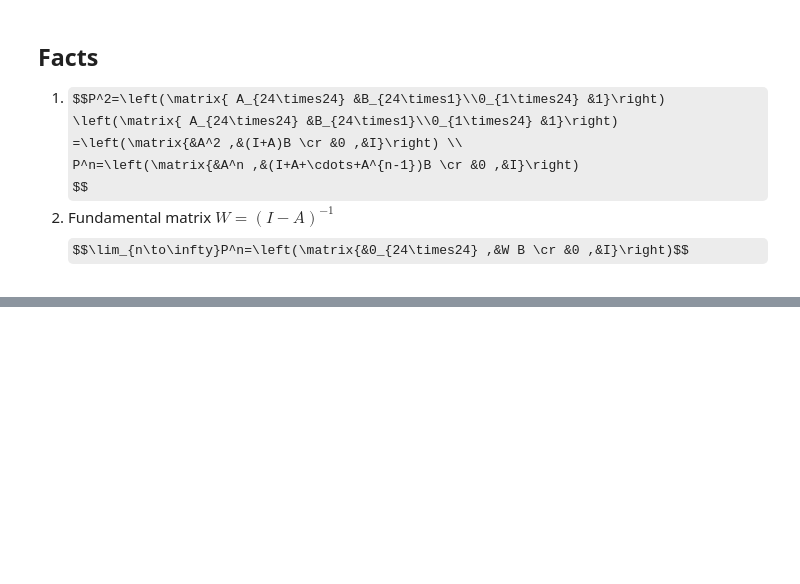
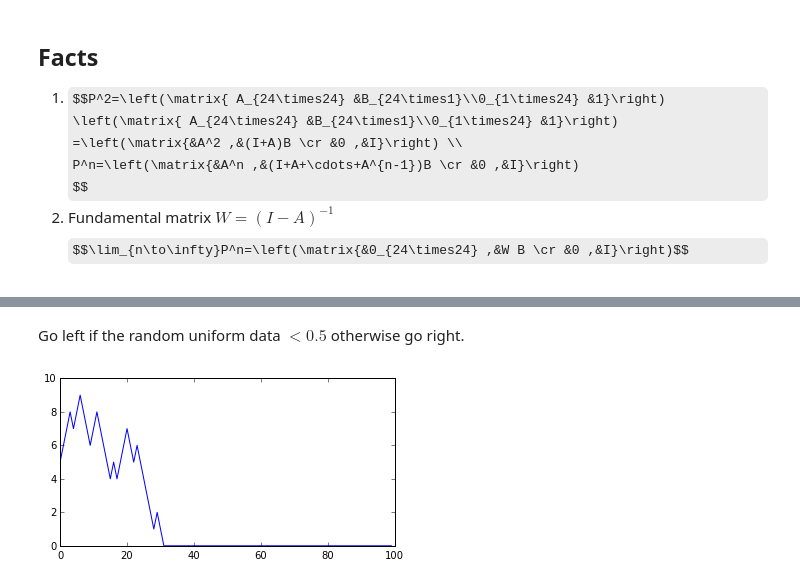
Before and after one commit to cchuang2009/math-2015-2, a Jupyter notebook: 7/2015-12-14.ipynb, the cells around one changed output, grey strips where cells are left out. Saved outputs shown, nothing was run; the diff lists cells and outputs as text; code cells hidden in the pictures; some formulas as TeX source; blank space fills up the shorter version.

```diff
--- a/7/2015-12-14.ipynb
+++ b/7/2015-12-14.ipynb
@@ -1105,0 +1385,23 @@ Answer: Tseng's playbook gets 0.628 (**RP(2,1)**, 1 0ut and one on two base) sma
+# %%
+N=10
+nsteps = 100
+x = np.zeros(nsteps)
+x[0] = 5
+# %% [markdown]
+Go left if the random uniform data $<0.5$ otherwise go right.
+# %%
+for t in range(nsteps - 1):
+    if 0 < x[t] < N:
+        if (np.random.rand()>0.5):
+            x[t+1] = x[t]+1
+        else:
+            x[t+1] = x[t]-1
+    # The evolution stops if we reach $0$ or $N$.
+    else:
+        x[t+1] = x[t]
+# %%
+plt.figure(figsize=(6,3));
+plt.ylim(0,10)
+plt.plot(x);
+# %% [output]
+[figure, added]
```
Also changed, not shown: parts of 53 cells of this notebook.
